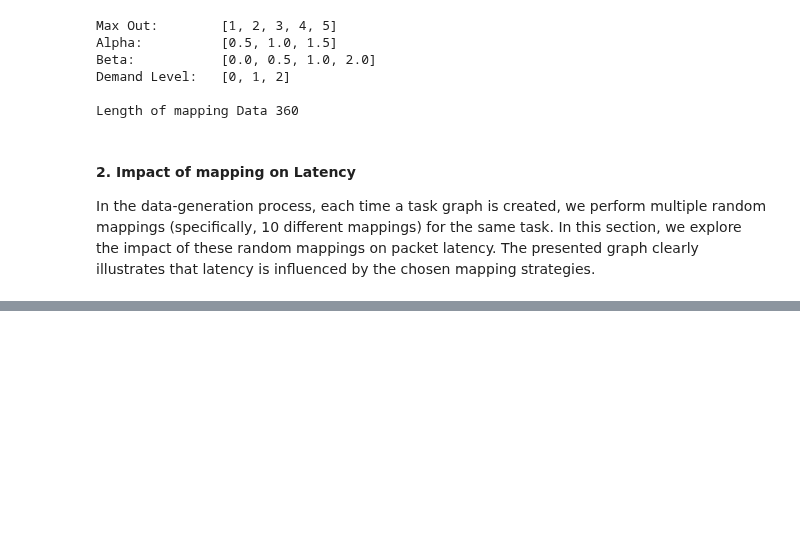
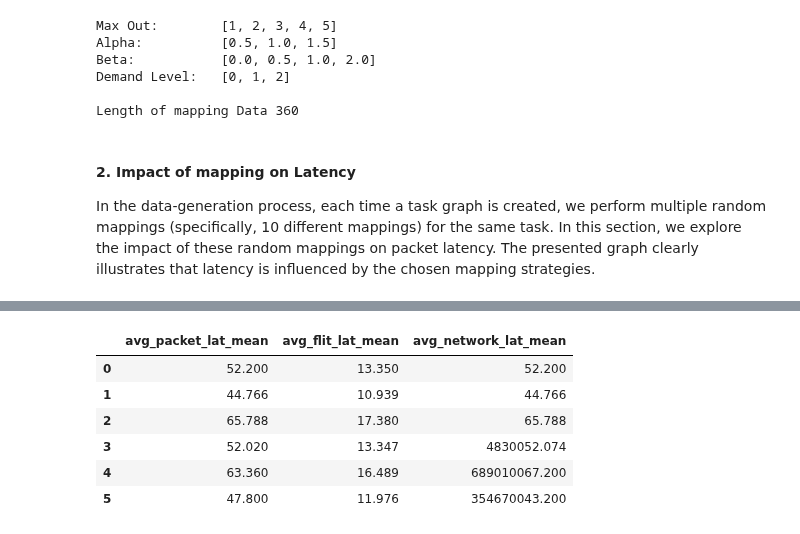
Before and after one commit to faseelmo/noc_latency_predictor, a Jupyter notebook: training_data/data_analysis.ipynb, the cells around one changed output, grey strips where cells are left out. Cells and saved outputs as stored; diff of their text form; code cells hidden in the pictures; blank space fills up the shorter version.

```diff
--- a/training_data/data_analysis.ipynb
+++ b/training_data/data_analysis.ipynb
@@ -247,0 +253,12 @@ filtered_mapping_df
+# %%
+pd.set_option('display.float_format', lambda x: '%.3f' % x)
+filtered_mapping_df = mapping_data_df.query(f"max_out == {1} and alpha == {0.5} and beta == {0.0}")
+filtered_mapping_df[['avg_packet_lat_mean','avg_flit_lat_mean','avg_network_lat_mean']]
+# %% [output]
+|  | avg_packet_lat_mean | avg_flit_lat_mean | avg_network_lat_mean |
+| 0 | 52.200 | 13.350 | 52.200 |
+| 1 | 44.766 | 10.939 | 44.766 |
+| 2 | 65.788 | 17.380 | 65.788 |
+| 3 | 52.020 | 13.347 | 4830052.074 |
+| 4 | 63.360 | 16.489 | 689010067.200 |
+| 5 | 47.800 | 11.976 | 354670043.200 |
```
Also changed, not shown: parts of 7 cells of this notebook, 3 other files.
